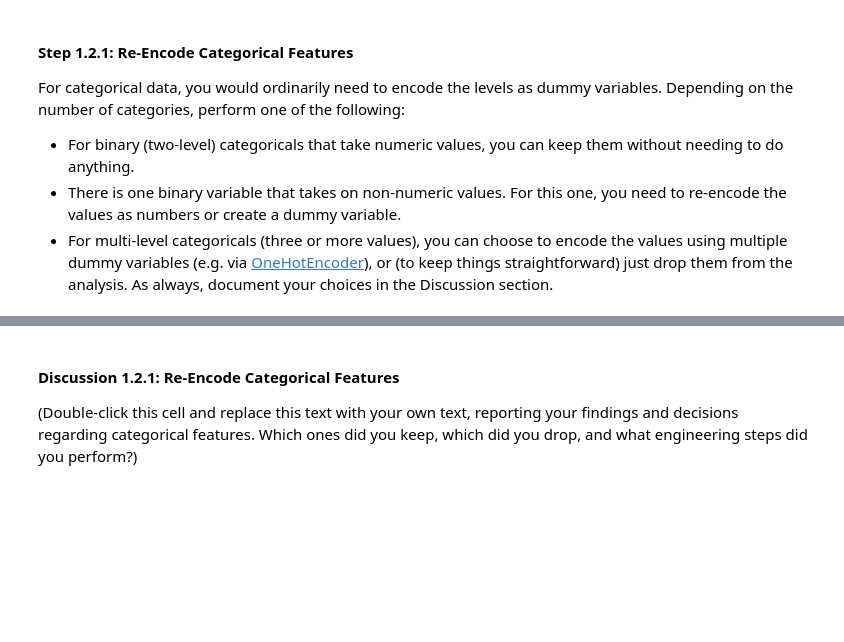
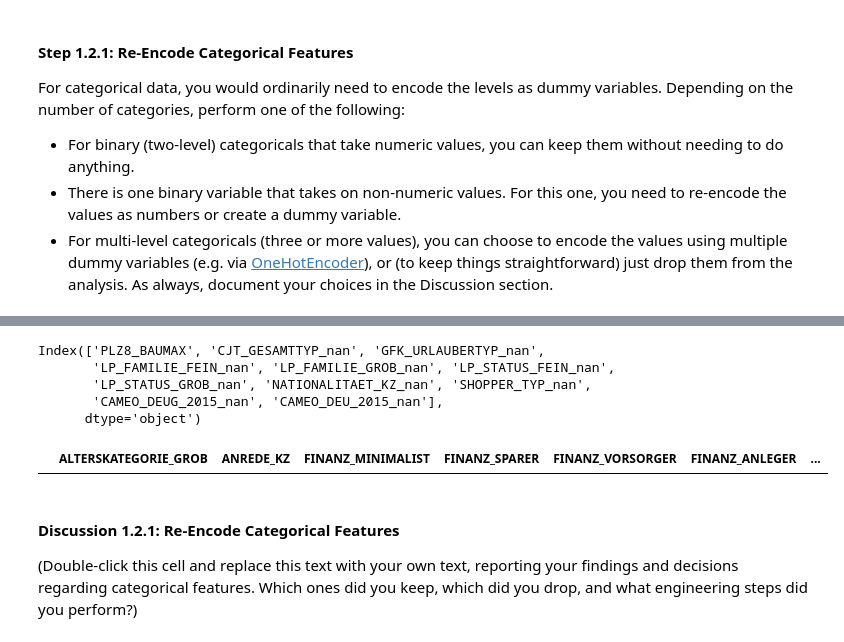
Before and after one commit to kudojp/IdentifyCustomerSegments, a Jupyter notebook: Identify_Customer_Segments.ipynb, the cells around one changed output, grey strips where cells are left out. Cells and saved outputs as stored; diff of their text form; code cells hidden in the pictures; blank space fills up the shorter version.

```diff
--- a/Identify_Customer_Segments.ipynb
+++ b/Identify_Customer_Segments.ipynb
@@ -386,3 +408,13 @@ For categorical data, you would ordinarily need to encode the levels as dummy va
 # %%
 # Assess categorical variables: which are binary, which are multi-level, and
 # which one needs to be re-encoded?
+multi_category = []
+
+cat_features = feat_info[feat_info.type == "categorical"]
+for attr in cat_features.attribute:
+    try:
+        print(attr, azdias5.loc[:,attr].nunique())
+        if azdias5.loc[:,attr].nunique() >2:
+            multi_category.append(attr)
+    except:
+        print("Not in columns any more", attr)
@@ -391,3 +482,38 @@ For categorical data, you would ordinarily need to encode the levels as dummy va
+# %%
+# Re-encode categorical variable(s) to be kept in the analysis.#
+
+### For the column "OST_WEST_KZ" (that takes on non-numeric values), re-encode the values as numbers
+azdias5["OST_WEST_KZ"] = azdias5["OST_WEST_KZ"].replace({"O":0, "W":1}).astype(float)
+azdias5.rename(columns={"OST_WEST_KZ": "OST_WEST_KZ(W=1)"}, inplace=True)
+# %%
+# Re-encode categorical variable(s) to be kept in the analysis.
+
+# make dummy dataframes from multiple level category columns
+## I have to take care that nan would also be converted into string and the dummy column of them would be created
+for category in multi_category:
+    try:
+        #azdias5[category].dtype != float:
+        dummy1 = pd.get_dummies(azdias5[category].astype(str), prefix=category)
+        azdias5 = azdias5.join(dummy1)
+        azdias5.drop(columns=category, inplace=True)
+    except Exception as e:
+        print(category, azdias5[category].dtype,e)
+# %%
+#check the columns which is made by nan values
+nan_columns = azdias5.columns[azdias5.columns.str.contains("nan|X")]
+nan_columns
+# %% [output]
+Index(['PLZ8_BAUMAX', 'CJT_GESAMTTYP_nan', 'GFK_URLAUBERTYP_nan',
+       'LP_FAMILIE_FEIN_nan', 'LP_FAMILIE_GROB_nan', 'LP_STATUS_FEIN_nan',
+       'LP_STATUS_GROB_nan', 'NATIONALITAET_KZ_nan', 'SHOPPER_TYP_nan',
+       'CAMEO_DEUG_2015_nan', 'CAMEO_DEU_2015_nan'],
+      dtype='object')
+# %%
+# remove nan-columns
+azdias5.drop(columns=nan_columns,inplace=True)
+azdias5.head(0)
+# %% [output]
+|  | ALTERSKATEGORIE_GROB | ANREDE_KZ | FINANZ_MINIMALIST | FINANZ_SPARER | FINANZ_VORSORGER | FINANZ_ANLEGER | ... |
 # %% [markdown]
 #### Discussion 1.2.1: Re-Encode Categorical Features
 
```
Also changed, not shown: parts of 32 cells of this notebook.
